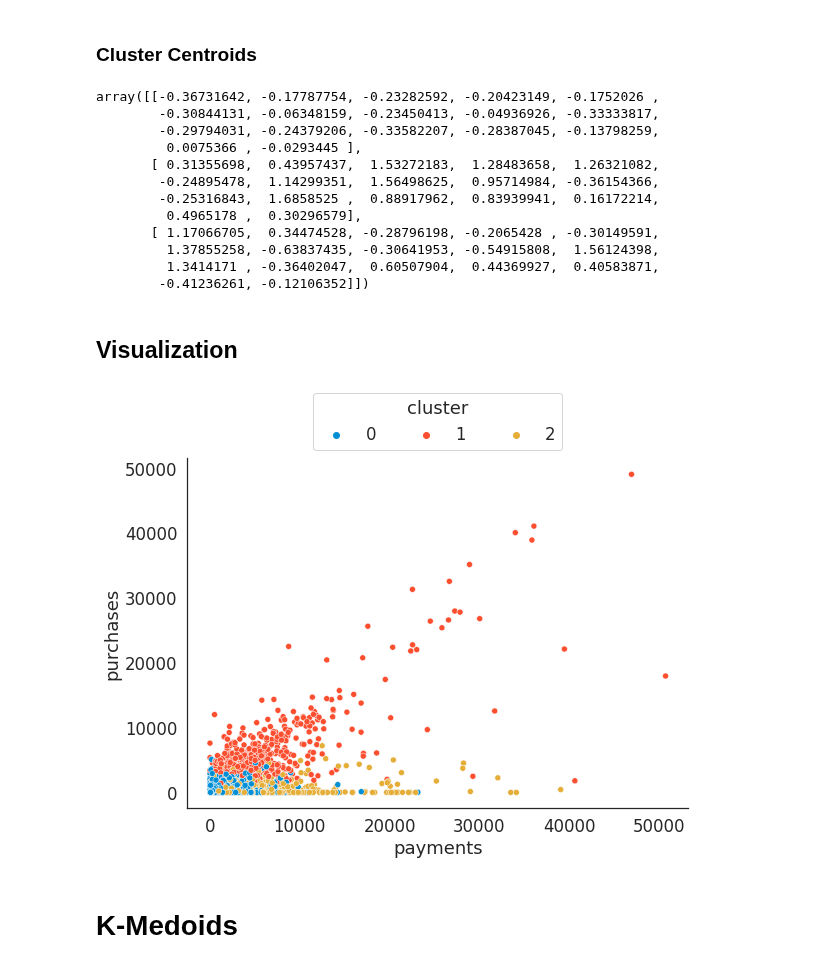
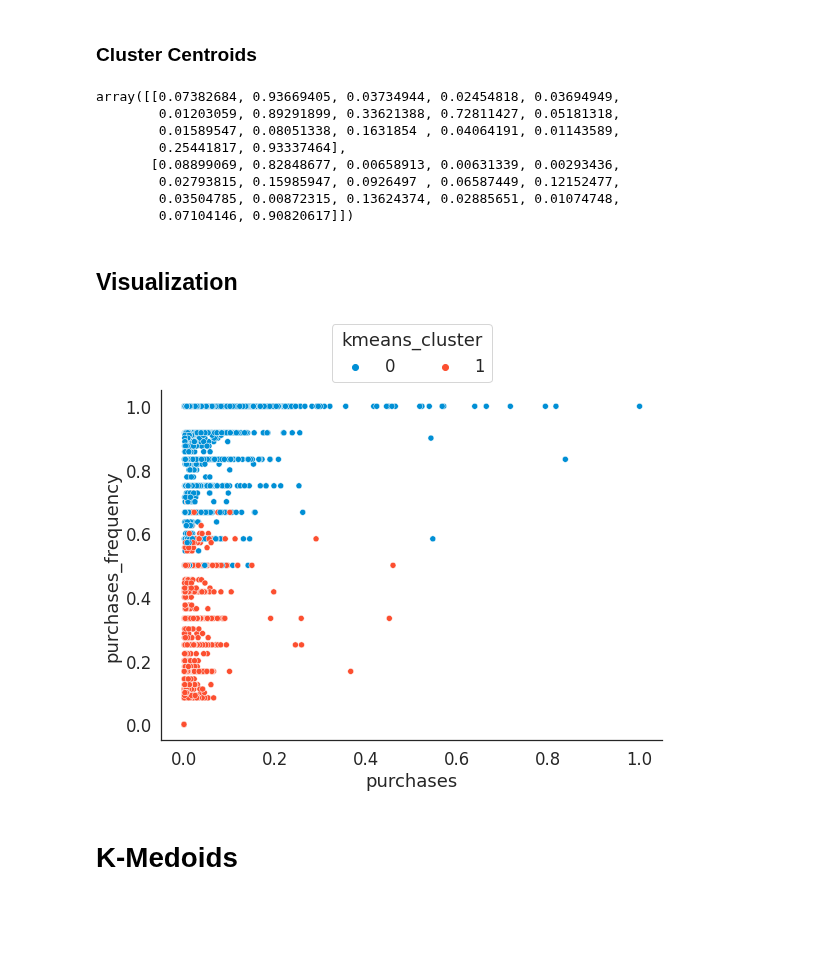
Before and after one commit to adhang/data-science-digital-skola, a Jupyter notebook: 19. Machine Learning/Learn - Clustering.ipynb, the cells around one changed output. Drawn from its saved outputs; the diff is of its cells as text; code cells hidden in the pictures; blank space fills up the shorter version.

```diff
--- a/19. Machine Learning/Learn - Clustering.ipynb
+++ b/19. Machine Learning/Learn - Clustering.ipynb
@@ -366,7 +368,7 @@ k_range = np.arange(1,11)
 
 for num_clusters in k_range:
     model = KMeans(n_clusters=num_clusters)
-    model.fit(X_std)
+    model.fit(X_norm)
     inertia_list.append(model.inertia_)
     print(f'For n_clusters = {num_clusters}, inertia value is {round(model.inertia_,3)}')
 # %% [output]
@@ -443,7 +445,7 @@ Cluster `3` has the highest score.
 ## Build Model
 Using the number of clusters from the silhouette method.
 # %%
-model = KMeans(n_clusters=3, random_state=1)
+model = KMeans(n_clusters=2, random_state=1)
 
-model.fit(X_std)
+model.fit(X_norm)
 # %% [output]
@@ -452,6 +454,7 @@ KMeans(n_clusters=3, random_state=1)
 ### Assign Cluster Label
 # %%
 data_std['kmeans_cluster'] = model.labels_
+data_norm['kmeans_cluster'] = model.labels_
 data['kmeans_cluster'] = model.labels_
 
 data_std.head()
@@ -467,33 +470,29 @@ data_std.head()
 # %%
 model.cluster_centers_
 # %% [output]
-array([[-0.36731642, -0.17787754, -0.23282592, -0.20423149, -0.1752026 ,
-        -0.30844131, -0.06348159, -0.23450413, -0.04936926, -0.33333817,
-        -0.29794031, -0.24379206, -0.33582207, -0.28387045, -0.13798259,
-         0.0075366 , -0.0293445 ],
-       [ 0.31355698,  0.43957437,  1.53272183,  1.28483658,  1.26321082,
-        -0.24895478,  1.14299351,  1.56498625,  0.95714984, -0.36154366,
-        -0.25316843,  1.6858525 ,  0.88917962,  0.83939941,  0.16172214,
-         0.4965178 ,  0.30296579],
-       [ 1.17066705,  0.34474528, -0.28796198, -0.2065428 , -0.30149591,
-         1.37855258, -0.63837435, -0.30641953, -0.54915808,  1.56124398,
-         1.3414171 , -0.36402047,  0.60507904,  0.44369927,  0.40583871,
-        -0.41236261, -0.12106352]])
+array([[0.07382684, 0.93669405, 0.03734944, 0.02454818, 0.03694949,
+        0.01203059, 0.89291899, 0.33621388, 0.72811427, 0.05181318,
+        0.01589547, 0.08051338, 0.1631854 , 0.04064191, 0.01143589,
+        0.25441817, 0.93337464],
+       [0.08899069, 0.82848677, 0.00658913, 0.00631339, 0.00293436,
+        0.02793815, 0.15985947, 0.0926497 , 0.06587449, 0.12152477,
+        0.03504785, 0.00872315, 0.13624374, 0.02885651, 0.01074748,
+        0.07104146, 0.90820617]])
 # %% [markdown]
 ## Visualization
 # %%
-palette = ['#008FD5', '#FC4F30', '#E5AE38'] # blue, red, yellow
+palette = ['#008FD5', '#FC4F30'] #, '#E5AE38'] # blue, red, yellow
 
 fig, ax = plt.subplots(figsize=(8,6))
 
-sns.scatterplot(data=data, x='payments', y='purchases', hue='kmeans_cluster', palette=palette, ax=ax)
+sns.scatterplot(data=data_norm, x='purchases', y='purchases_frequency', hue='kmeans_cluster', palette=palette, ax=ax)
 
-ax.legend(loc='lower center', bbox_to_anchor=(0.5, 1), ncol=3, title='cluster')
+ax.legend(loc='lower center', bbox_to_anchor=(0.5, 1), ncol=3, title='kmeans_cluster')
 
 sns.despine()
 plt.show()
 # %% [output]
-[figure, old version]
+[figure, new version]
 # %% [markdown]
 # K-Medoids
 # %% [markdown]
```
Also changed, not shown: parts of 40 cells of this notebook.
